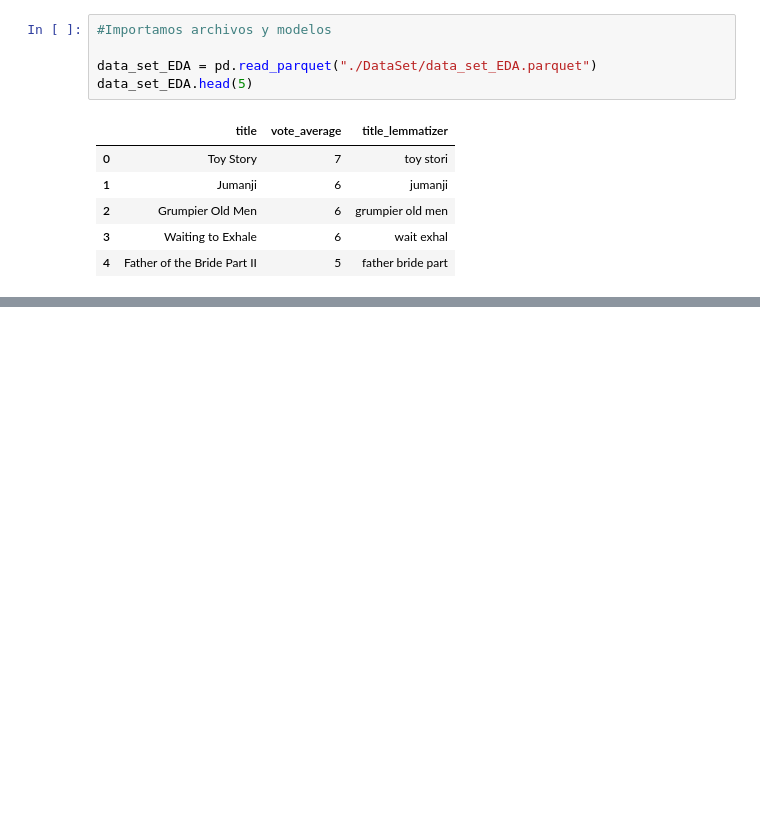
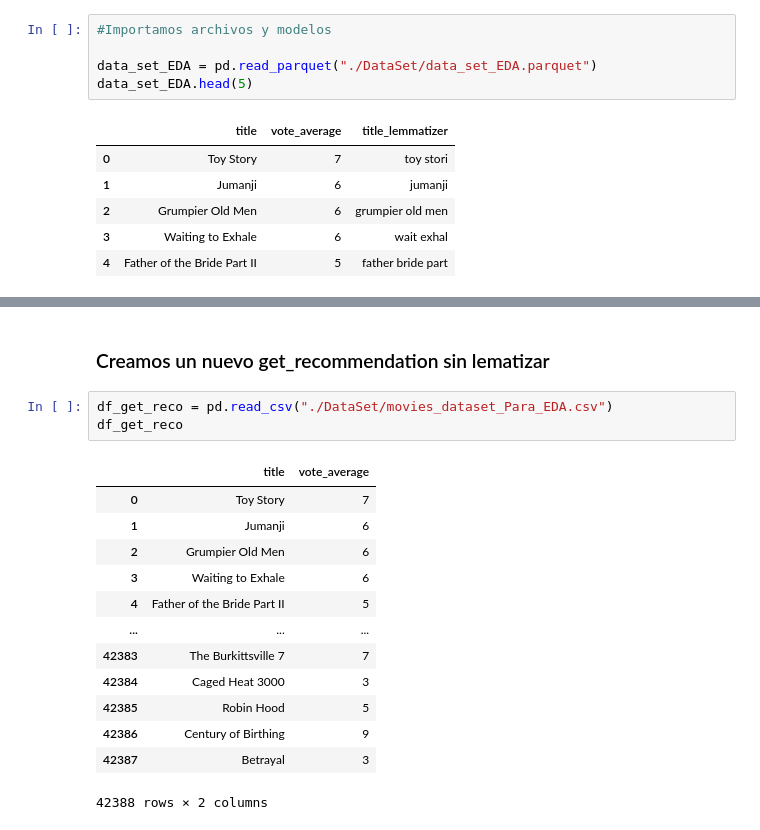
Before and after one commit to Aljiquita/Henry_Job, a Jupyter notebook: DocProyectoApi.ipynb, the cells around one changed output, grey strips where cells are left out. Drawn from its saved outputs; the diff is of its cells as text; blank space fills up the shorter version.

```diff
--- a/DocProyectoApi.ipynb
+++ b/DocProyectoApi.ipynb
@@ -367,0 +371,19 @@ get_recommendation("Father of the Bride Part II")
+# %% [markdown]
+### Creamos un nuevo get_recommendation sin lematizar
+# %%
+df_get_reco = pd.read_csv("./DataSet/movies_dataset_Para_EDA.csv")
+df_get_reco
+# %% [output]
+|  | title | vote_average |
+| 0 | Toy Story | 7 |
+| 1 | Jumanji | 6 |
+| 2 | Grumpier Old Men | 6 |
+| 3 | Waiting to Exhale | 6 |
+| 4 | Father of the Bride Part II | 5 |
+| ... | ... | ... |
+| 42383 | The Burkittsville 7 | 7 |
+| 42384 | Caged Heat 3000 | 3 |
+| 42385 | Robin Hood | 5 |
+| 42386 | Century of Birthing | 9 |
+| 42387 | Betrayal | 3 |
+42388 rows × 2 columns
```
Also changed, not shown: parts of 4 cells of this notebook, 3 other files.
